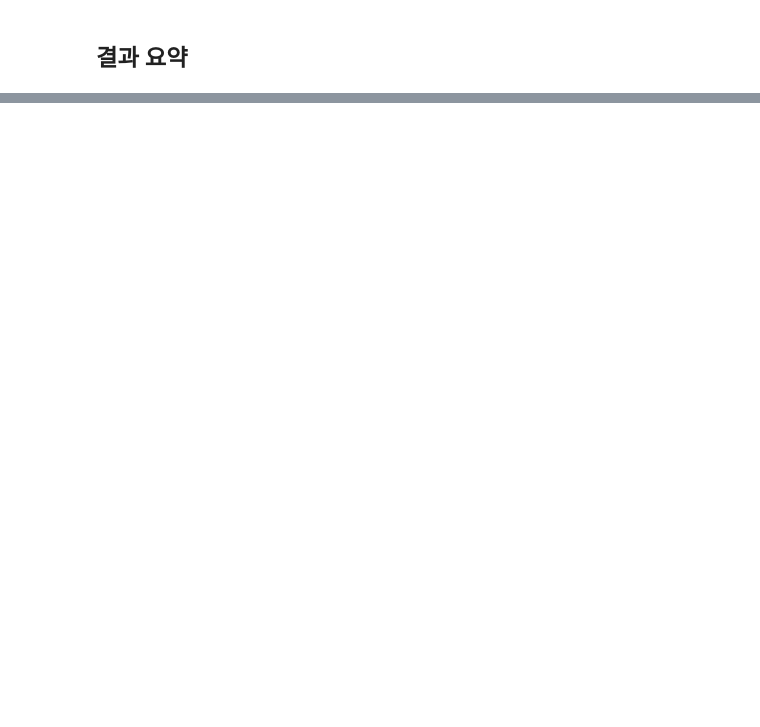
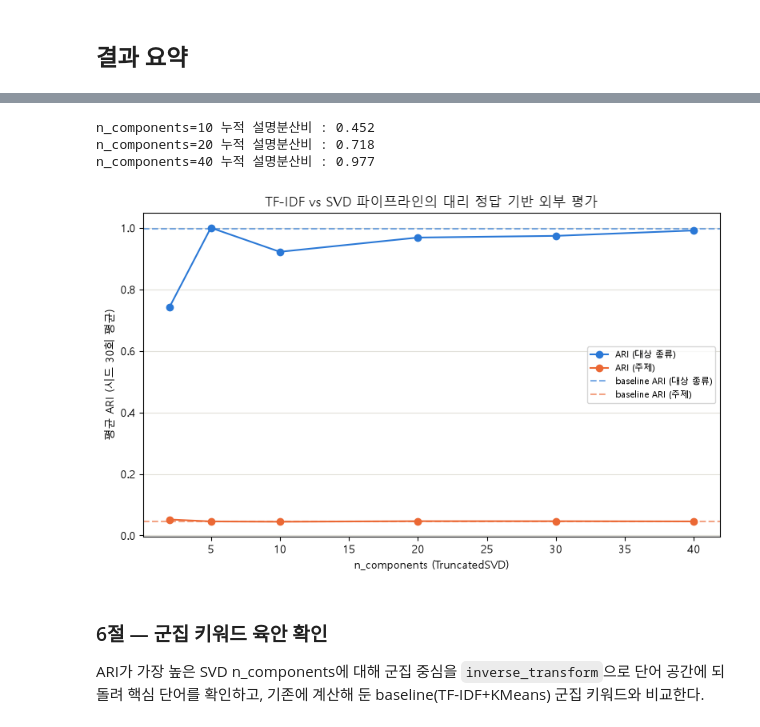
Before and after one commit to jcs19752510-ui/semi_project, a Jupyter notebook: 염윤호/03 Opiniosis Opinion Review/03_Opiniosis_Opinion_Review.ipynb, the cells around one changed output, grey strips where cells are left out. Cells and saved outputs as stored; diff of their text form; code cells hidden in the pictures; blank space fills up the shorter version.

```diff
--- a/염윤호/03 Opiniosis Opinion Review/03_Opiniosis_Opinion_Review.ipynb
+++ b/염윤호/03 Opiniosis Opinion Review/03_Opiniosis_Opinion_Review.ipynb
@@ -531,0 +688,36 @@ Name: proportion, dtype: float64
+# %%
+# n_components 상한 판단 근거: 문서 51개이므로 유의미한 축은 최대 50개 근처.
+# 상위 40개 축의 누적 설명분산비를 확인한다.
+svd_diag = TruncatedSVD(n_components=40, random_state=0).fit(feature_vect)
+cum_var = np.cumsum(svd_diag.explained_variance_ratio_)
+print('n_components=10 누적 설명분산비 :', round(cum_var[9], 3))
+print('n_components=20 누적 설명분산비 :', round(cum_var[19], 3))
+print('n_components=40 누적 설명분산비 :', round(cum_var[39], 3))
+# %% [output]
+n_components=10 누적 설명분산비 : 0.452
+n_components=20 누적 설명분산비 : 0.718
+n_components=40 누적 설명분산비 : 0.977
+# %%
+# n_components에 따른 ARI 변화 시각화 (baseline은 기준선으로 표시)
+svd_only = comparison_svd_df[comparison_svd_df['파이프라인'] == 'B (SVD)']
+baseline_row = comparison_svd_df[comparison_svd_df['파이프라인'] == 'A (TF-IDF)'].iloc[0]
+
+fig, ax = plt.subplots(figsize=(8, 5))
+ax.plot(svd_only['n_components'], svd_only['ARI_대상종류'], marker='o', color='#2a78d6', label='ARI (대상 종류)')
+ax.plot(svd_only['n_components'], svd_only['ARI_주제'], marker='o', color='#eb6834', label='ARI (주제)')
+ax.axhline(baseline_row['ARI_대상종류'], color='#2a78d6', linestyle='--', alpha=0.6, label='baseline ARI (대상 종류)')
+ax.axhline(baseline_row['ARI_주제'], color='#eb6834', linestyle='--', alpha=0.6, label='baseline ARI (주제)')
+ax.set_xlabel('n_components (TruncatedSVD)')
+ax.set_ylabel('평균 ARI (시드 30회 평균)')
+ax.set_title('TF-IDF vs SVD 파이프라인의 대리 정답 기반 외부 평가')
+ax.legend(fontsize=8)
+ax.grid(axis='y', color='#e1e0d9', linewidth=0.8, zorder=0)
+ax.set_axisbelow(True)
+plt.tight_layout()
+plt.show()
+# %% [output]
+[figure, added]
+# %% [markdown]
+### 6절 — 군집 키워드 육안 확인
+
+ARI가 가장 높은 SVD n_components에 대해 군집 중심을 `inverse_transform`으로 단어 공간에 되돌려 핵심 단어를 확인하고, 기존에 계산해 둔 baseline(TF-IDF+KMeans) 군집 키워드와 비교한다.
```
Also changed, not shown: parts of 20 cells of this notebook, 4 other files.
